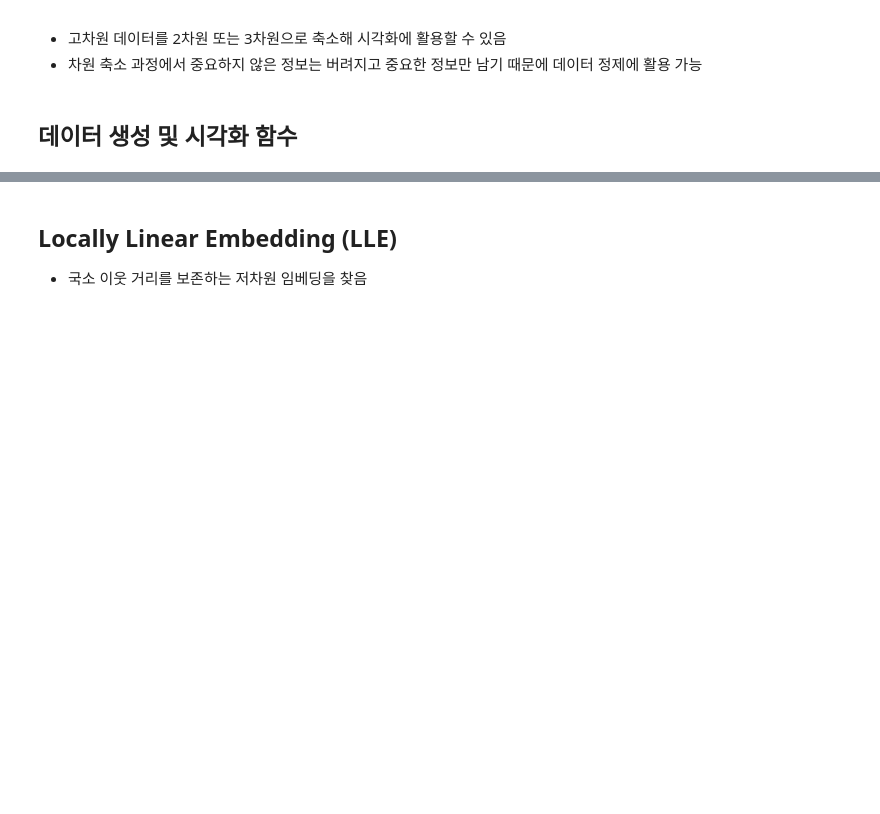
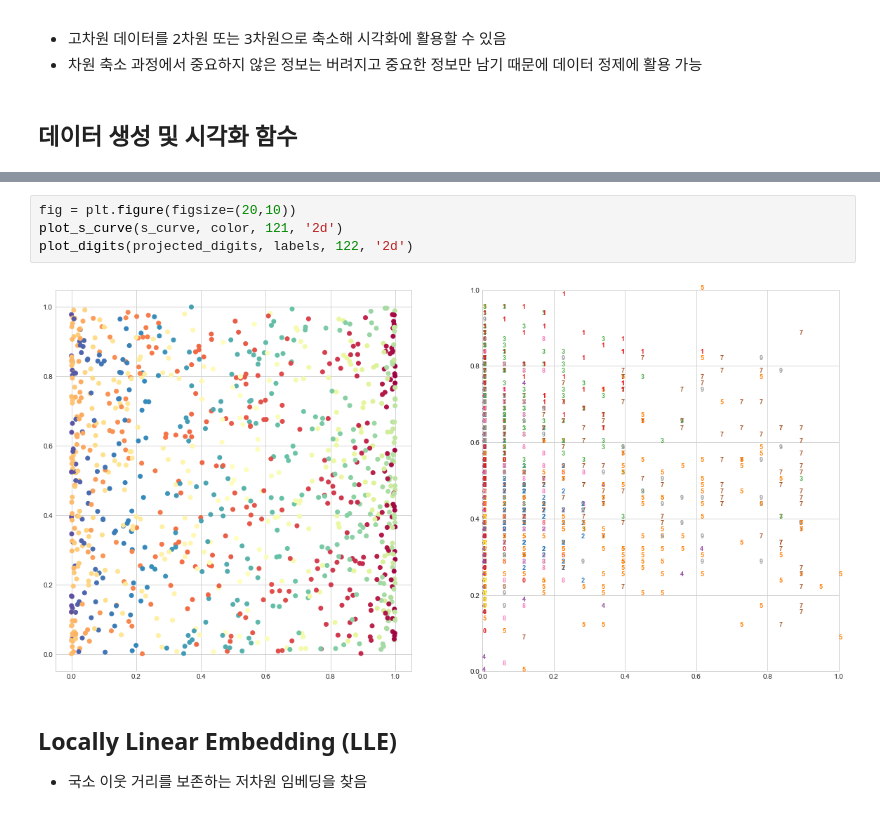
Before and after one commit to fasthill/scikit-learn-study, a Jupyter notebook: 10. Manifold_Learning.ipynb, the cells around one changed output, grey strips where cells are left out. Saved outputs shown, nothing was run; the diff lists cells and outputs as text; blank space fills up the shorter version.

```diff
--- a/10. Manifold_Learning.ipynb
+++ b/10. Manifold_Learning.ipynb
@@ -14,3 +63,9 @@ From 이수안 컴퓨터: http://suanlab.com/youtube/ml.html
+# %%
+fig = plt.figure(figsize=(20,10))
+plot_s_curve(s_curve, color, 121, '2d')
+plot_digits(projected_digits, labels, 122, '2d')
+# %% [output]
+[figure, added]
 # %% [markdown]
 ## Locally Linear Embedding (LLE)
 
```
Also changed, not shown: parts of 7 cells of this notebook.
